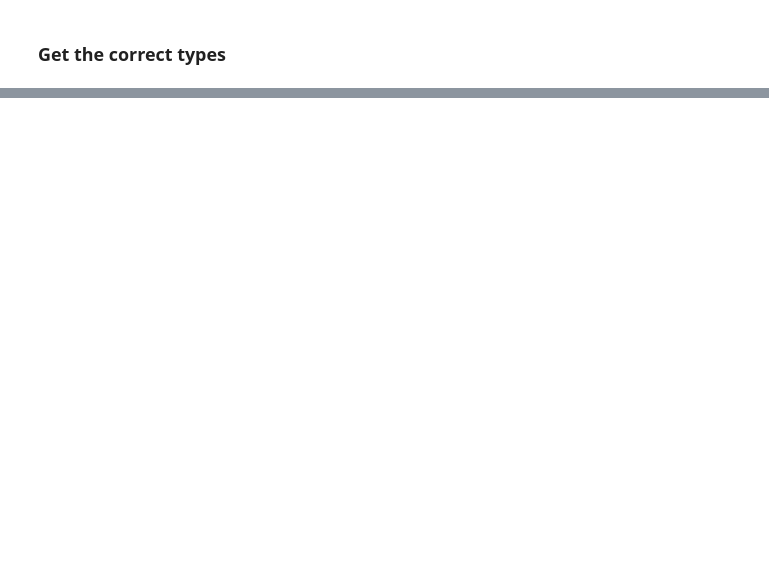
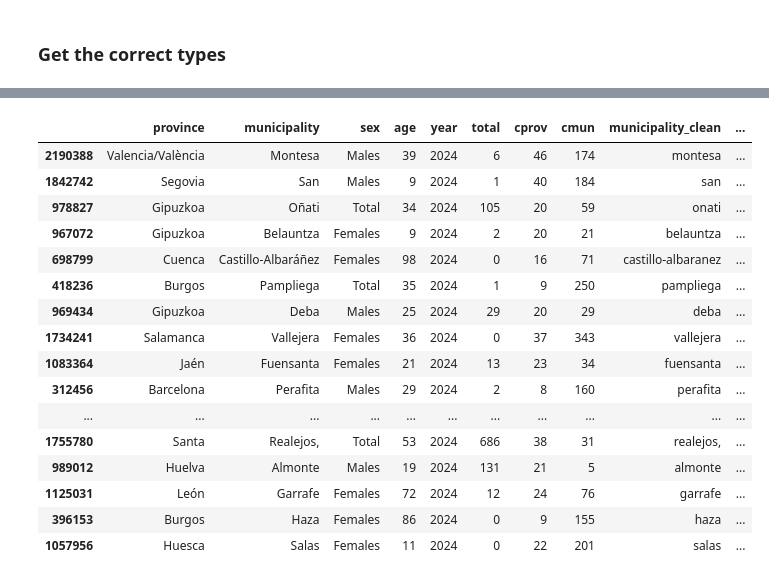
Before and after one commit to marimoysan/ml-pueblos, a Jupyter notebook: notebooks/clean_age.ipynb, the cells around one changed output, grey strips where cells are left out. Saved outputs shown, nothing was run; the diff lists cells and outputs as text; code cells hidden in the pictures; blank space fills up the shorter version.

```diff
--- a/notebooks/clean_age.ipynb
+++ b/notebooks/clean_age.ipynb
@@ -71,0 +242,2 @@ df_2024["age"] = pd.to_numeric(df_2024["age"].str.replace(".", "", regex=False))
+# %%
+df_2024["province"] = split_column_at(df_2024, "province", " ", index=0)
@@ -71,0 +264,2 @@ df_2024["age"] = pd.to_numeric(df_2024["age"].str.replace(".", "", regex=False))
+# %%
+df_2024["cmun"] = df_2024.apply(lambda row: str(row["cmun"])[len(str(row["cprov"])):], axis=1)
@@ -77,0 +285,20 @@ cleaner.cleanAccents()
+# %%
+df_2024.sample(20)
+# %% [output]
+|  | province | municipality | sex | age | year | total | cprov | cmun | municipality_clean | ... |
+| 2190388 | Valencia/València | Montesa | Males | 39 | 2024 | 6 | 46 | 174 | montesa | ... |
+| 1842742 | Segovia | San | Males | 9 | 2024 | 1 | 40 | 184 | san | ... |
+| 978827 | Gipuzkoa | Oñati | Total | 34 | 2024 | 105 | 20 | 59 | onati | ... |
+| 967072 | Gipuzkoa | Belauntza | Females | 9 | 2024 | 2 | 20 | 21 | belauntza | ... |
+| 698799 | Cuenca | Castillo-Albaráñez | Females | 98 | 2024 | 0 | 16 | 71 | castillo-albaranez | ... |
+| 418236 | Burgos | Pampliega | Total | 35 | 2024 | 1 | 9 | 250 | pampliega | ... |
+| 969434 | Gipuzkoa | Deba | Males | 25 | 2024 | 29 | 20 | 29 | deba | ... |
+| 1734241 | Salamanca | Vallejera | Females | 36 | 2024 | 0 | 37 | 343 | vallejera | ... |
+| 1083364 | Jaén | Fuensanta | Females | 21 | 2024 | 13 | 23 | 34 | fuensanta | ... |
+| 312456 | Barcelona | Perafita | Males | 29 | 2024 | 2 | 8 | 160 | perafita | ... |
+| ... | ... | ... | ... | ... | ... | ... | ... | ... | ... | ... |
+| 1755780 | Santa | Realejos, | Total | 53 | 2024 | 686 | 38 | 31 | realejos, | ... |
+| 989012 | Huelva | Almonte | Males | 19 | 2024 | 131 | 21 | 5 | almonte | ... |
+| 1125031 | León | Garrafe | Females | 72 | 2024 | 12 | 24 | 76 | garrafe | ... |
+| 396153 | Burgos | Haza | Females | 86 | 2024 | 0 | 9 | 155 | haza | ... |
+| 1057956 | Huesca | Salas | Females | 11 | 2024 | 0 | 22 | 201 | salas | ... |
```
Also changed, not shown: parts of 18 cells of this notebook.
